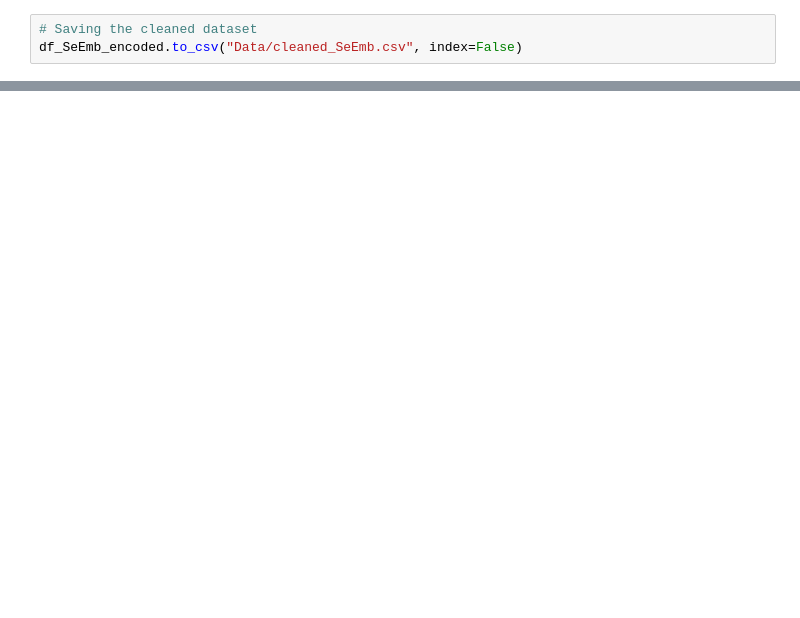
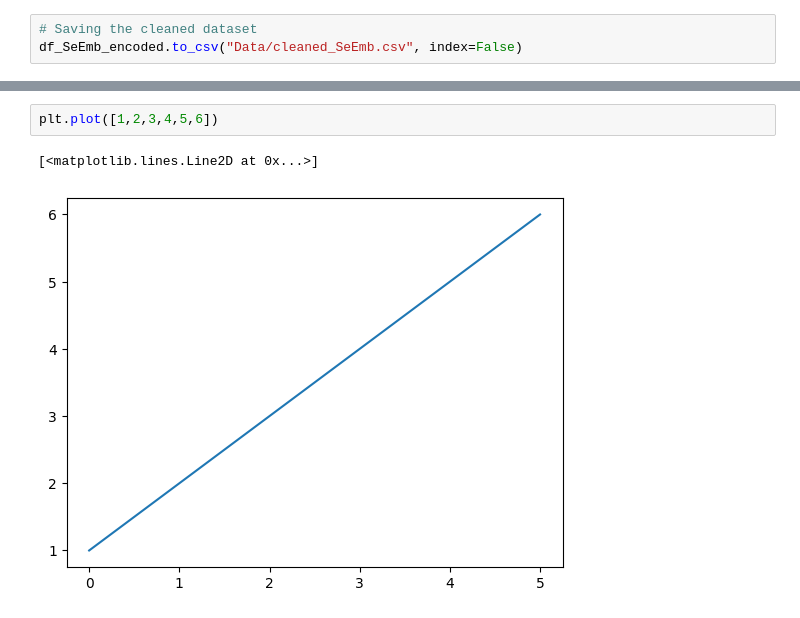
Before and after one commit to Manthan-Nepal/arc-2025, a Jupyter notebook: arc/ai/binit-shrestha/topic-2-EDA-visualization-wrangling/notebook-tasks.ipynb, the cells around one changed output, grey strips where cells are left out. Saved outputs shown, nothing was run; the diff lists cells and outputs as text; blank space fills up the shorter version.

```diff
--- a/arc/ai/binit-shrestha/topic-2-EDA-visualization-wrangling/notebook-tasks.ipynb
+++ b/arc/ai/binit-shrestha/topic-2-EDA-visualization-wrangling/notebook-tasks.ipynb
@@ -300,0 +314,5 @@ df_SeEmb_encoded.to_csv("Data/cleaned_SeEmb.csv", index=False)
+# %%
+plt.plot([1,2,3,4,5,6])
+# %% [output]
+[<matplotlib.lines.Line2D at 0x...>]
+[figure, added]
```
Also changed, not shown: parts of 36 cells of this notebook, 3 other files.
